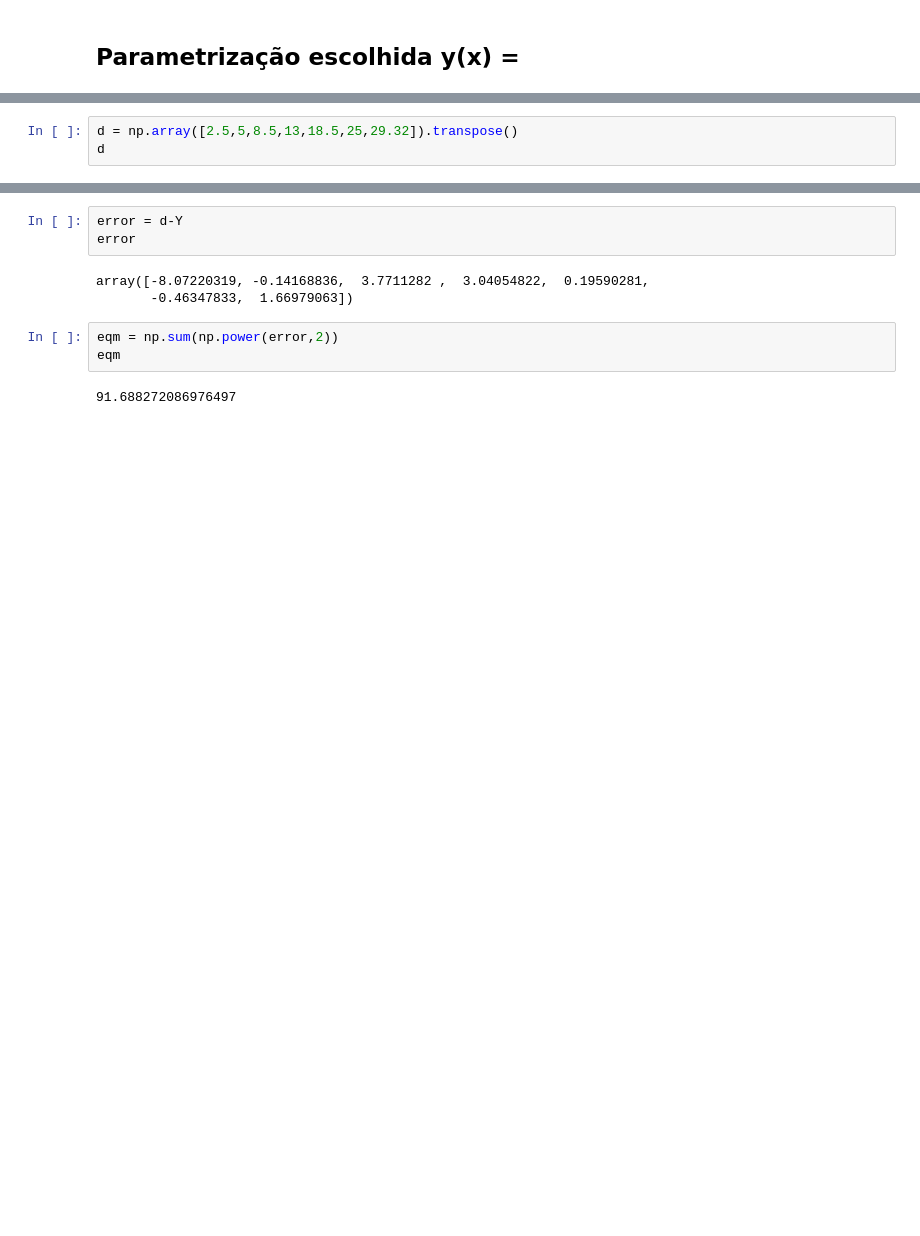
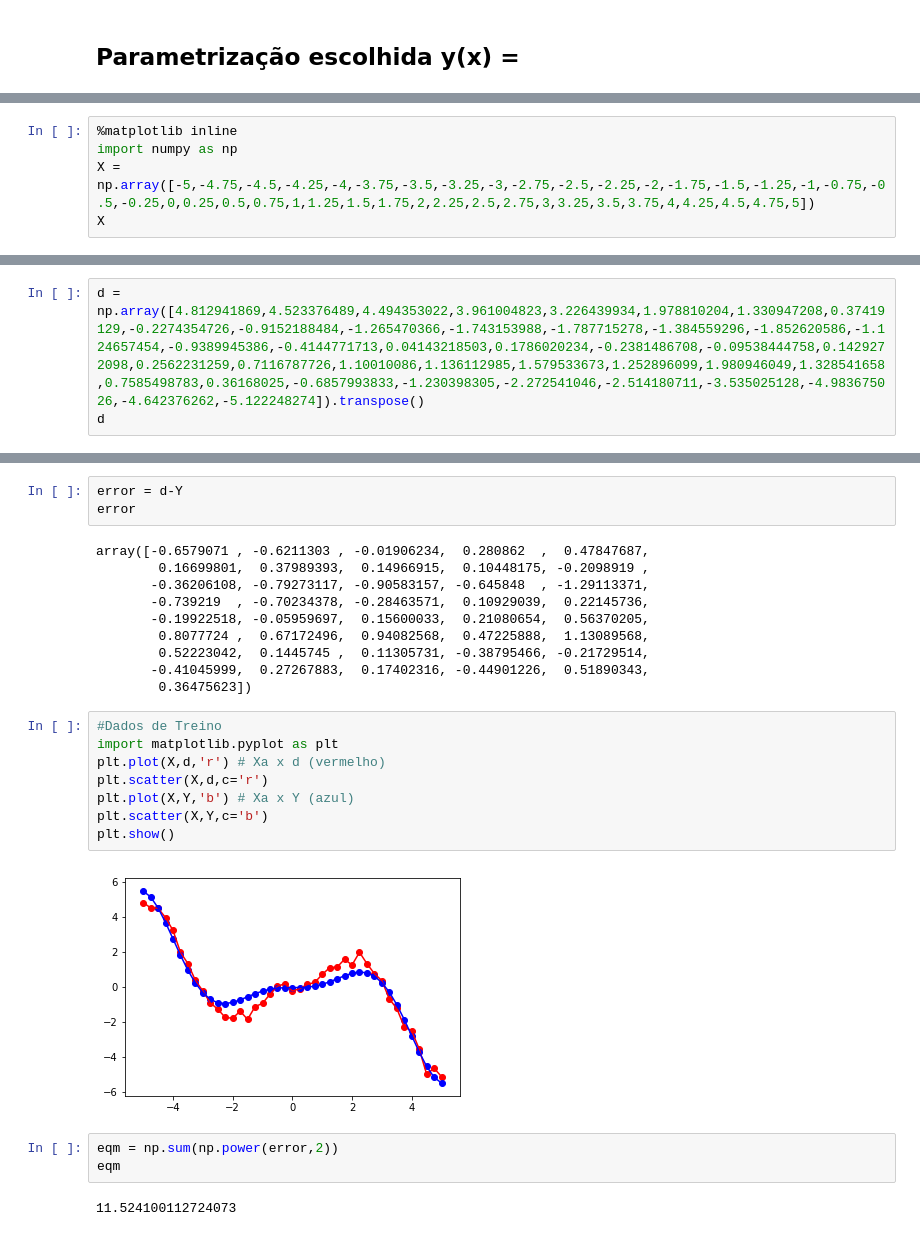
Before and after one commit to cleversonahum/UFPA-RedesNeurais, a Jupyter notebook: Problema - Sugestão de Parametrização.ipynb, the cells around one changed output, grey strips where cells are left out. Drawn from its saved outputs; the diff is of its cells as text; blank space fills up the shorter version.

Commit message:
dados de treino e teste adicionados, fazendo predição e plotando os gráficos

```diff
--- a/Problema - Sugestão de Parametrização.ipynb
+++ b/Problema - Sugestão de Parametrização.ipynb
@@ -9,0 +3,5 @@ array([ 1. ,  1.5,  2. ,  2.5,  3. ,  3.5,  4. ])
+# %%
+%matplotlib inline
+import numpy as np
+X = np.array([-5,-4.75,-4.5,-4.25,-4,-3.75,-3.5,-3.25,-3,-2.75,-2.5,-2.25,-2,-1.75,-1.5,-1.25,-1,-0.75,-0.5,-0.25,0,0.25,0.5,0.75,1,1.25,1.5,1.75,2,2.25,2.5,2.75,3,3.25,3.5,3.75,4,4.25,4.5,4.75,5])
+X
@@ -21,3 +34,0 @@ array([[ -0.84147098,  -0.84147098,   1.        ],
-# %%
-d = np.array([2.5,5,8.5,13,18.5,25,29.32]).transpose()
-d
@@ -25,0 +35,3 @@ array([  2.5 ,   5.  ,   8.5 ,  13.  ,  18.5 ,  25.  ,  29.32])
+# %%
+d = np.array([4.812941869,4.523376489,4.494353022,3.961004823,3.226439934,1.978810204,1.330947208,0.37419129,-0.2274354726,-0.9152188484,-1.265470366,-1.743153988,-1.787715278,-1.384559296,-1.852620586,-1.124657454,-0.9389945386,-0.4144771713,0.04143218503,0.1786020234,-0.2381486708,-0.09538444758,0.1429272098,0.2562231259,0.7116787726,1.10010086,1.136112985,1.579533673,1.252896099,1.980946049,1.328541658,0.7585498783,0.36168025,-0.6857993833,-1.230398305,-2.272541046,-2.514180711,-3.535025128,-4.983675026,-4.642376262,-5.122248274]).transpose()
+d
@@ -38,13 +67,30 @@ array([ 10.57220319,   5.14168836,   4.7288718 ,   9.95945178,
 error = d-Y
 error
 # %% [output]
-array([-8.07220319, -0.14168836,  3.7711282 ,  3.04054822,  0.19590281,
-       -0.46347833,  1.66979063])
+array([-0.6579071 , -0.6211303 , -0.01906234,  0.280862  ,  0.47847687,
+        0.16699801,  0.37989393,  0.14966915,  0.10448175, -0.2098919 ,
+       -0.36206108, -0.79273117, -0.90583157, -0.645848  , -1.29113371,
+       -0.739219  , -0.70234378, -0.28463571,  0.10929039,  0.22145736,
+       -0.19922518, -0.05959697,  0.15600033,  0.21080654,  0.56370205,
+        0.8077724 ,  0.67172496,  0.94082568,  0.47225888,  1.13089568,
+        0.52223042,  0.1445745 ,  0.11305731, -0.38795466, -0.21729514,
+       -0.41045999,  0.27267883,  0.17402316, -0.44901226,  0.51890343,
+        0.36475623])
+# %%
+#Dados de Treino
+import matplotlib.pyplot as plt
+plt.plot(X,d,'r') # Xa x d (vermelho)
+plt.scatter(X,d,c='r')
+plt.plot(X,Y,'b') # Xa x Y (azul)
+plt.scatter(X,Y,c='b')
+plt.show()
+# %% [output]
+[figure, added]
 # %%
 eqm = np.sum(np.power(error,2))
 eqm
 # %% [output]
-91.688272086976497
+11.524100112724073
 # %%
 rmse = np.sqrt(eqm)
 rmse
```
Also changed, not shown: parts of 13 cells of this notebook.
